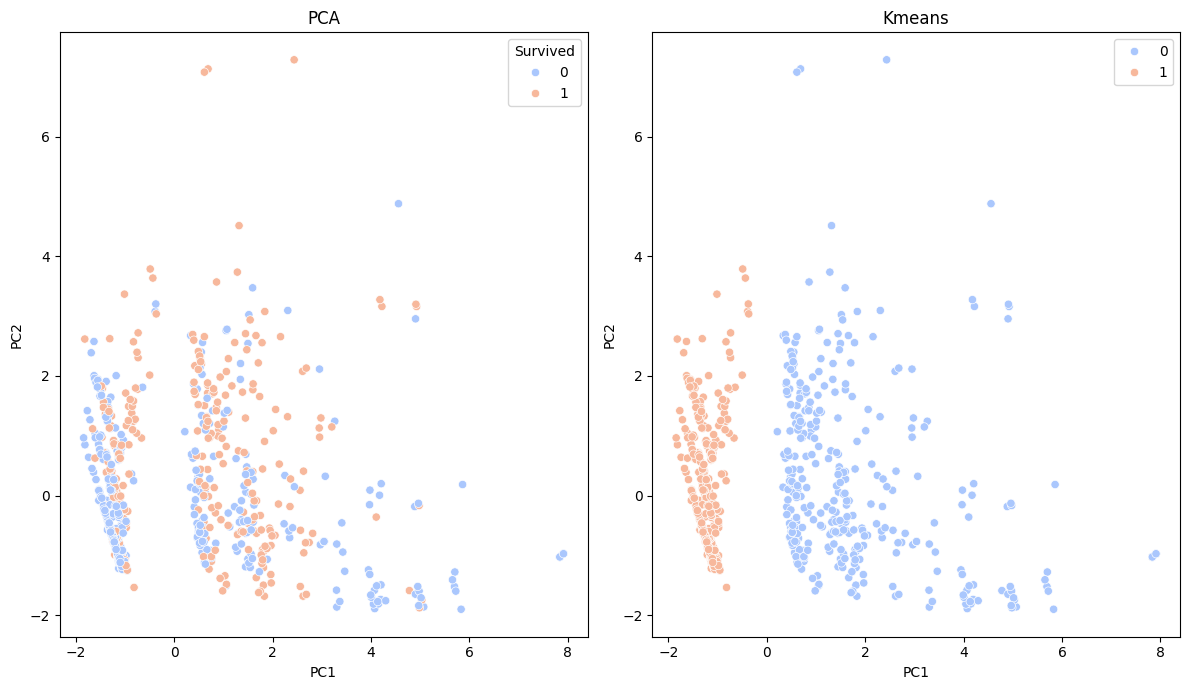
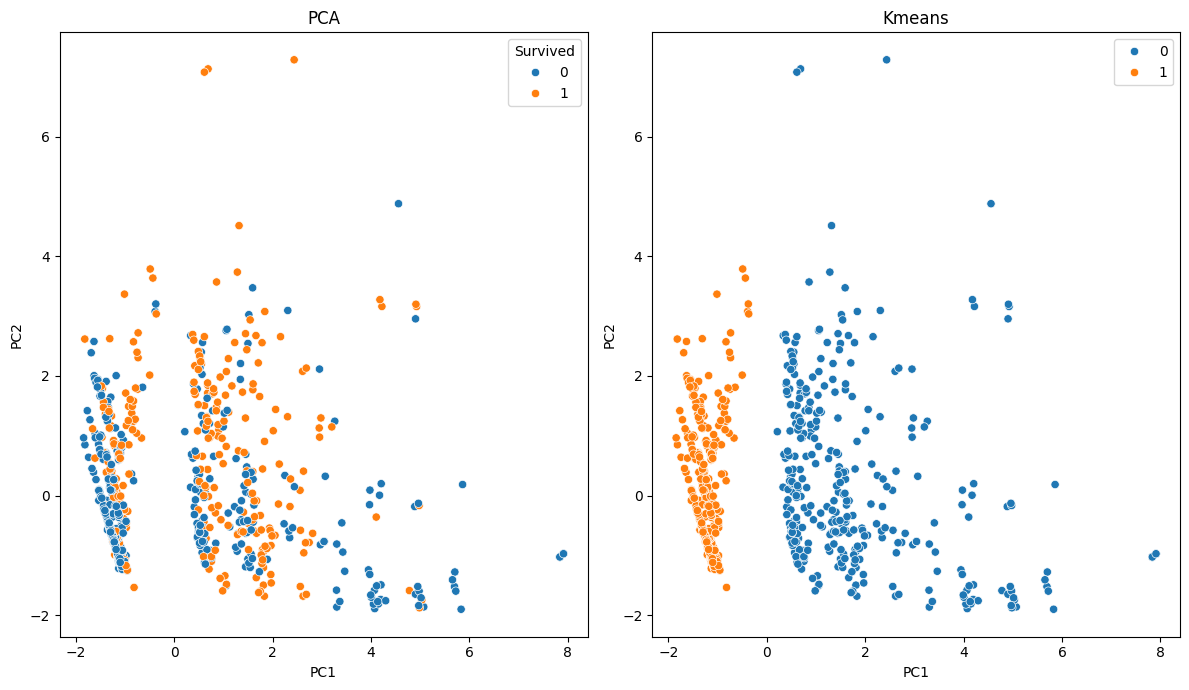
Code edit (unified diff) that turned the first committed figure into the second:
--- before
+++ after
@@ -28,10 +28,10 @@
 fig, axes = plt.subplots(1, 2, figsize = (12, 7))
 
-sns.scatterplot(x = X_pca[:, 0], y = X_pca[:, 1], hue = y_encoded, palette = 'coolwarm', ax = axes[0])
+sns.scatterplot(x = X_pca[:, 0], y = X_pca[:, 1], hue = y_encoded, ax = axes[0])
 axes[0].set_title('PCA')
 axes[0].set_xlabel('PC1')
 axes[0].set_ylabel('PC2')
 
-sns.scatterplot(x = X_pca[:, 0], y = X_pca[:, 1], hue = clusters, palette = 'coolwarm', ax = axes[1])
+sns.scatterplot(x = X_pca[:, 0], y = X_pca[:, 1], hue = clusters, ax = axes[1])
 axes[1].set_title('Kmeans')
 axes[1].set_xlabel('PC1')

Commit: Created using Colab